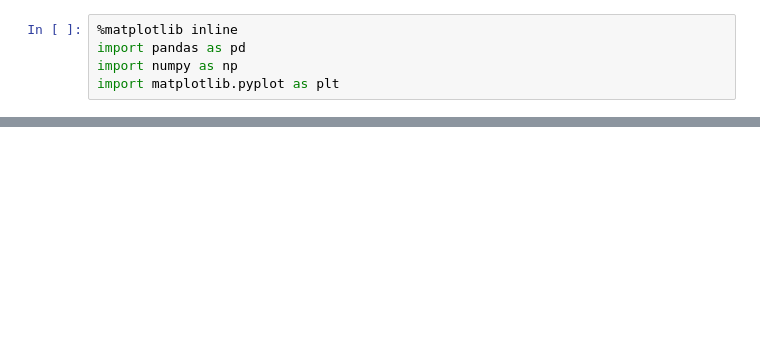
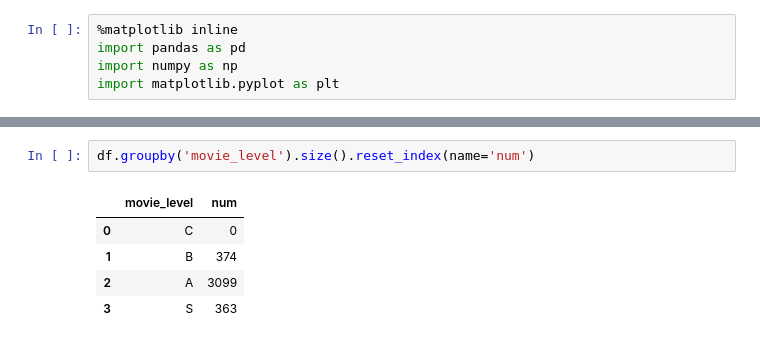
Before and after one commit to smartpigling/IndAnas, a Jupyter notebook: Analyzer/douban_movie_analysis.ipynb, the cells around one changed output, grey strips where cells are left out. Drawn from its saved outputs; the diff is of its cells as text; blank space fills up the shorter version.

```diff
--- a/Analyzer/douban_movie_analysis.ipynb
+++ b/Analyzer/douban_movie_analysis.ipynb
@@ -27,0 +64,8 @@ df
+# %%
+df.groupby('movie_level').size().reset_index(name='num')
+# %% [output]
+|  | movie_level | num |
+| 0 | C | 0 |
+| 1 | B | 374 |
+| 2 | A | 3099 |
+| 3 | S | 363 |
```
Also changed, not shown: parts of 6 cells of this notebook, 30 other files.
